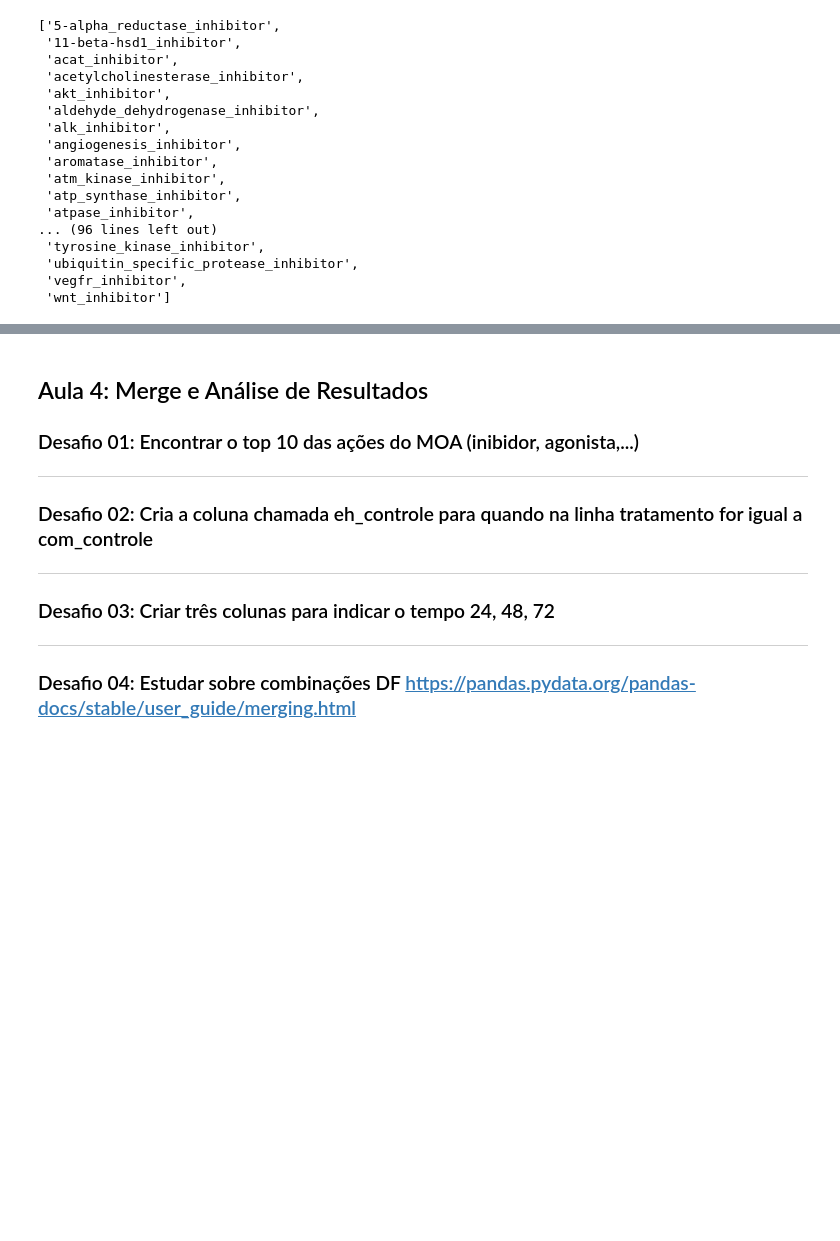
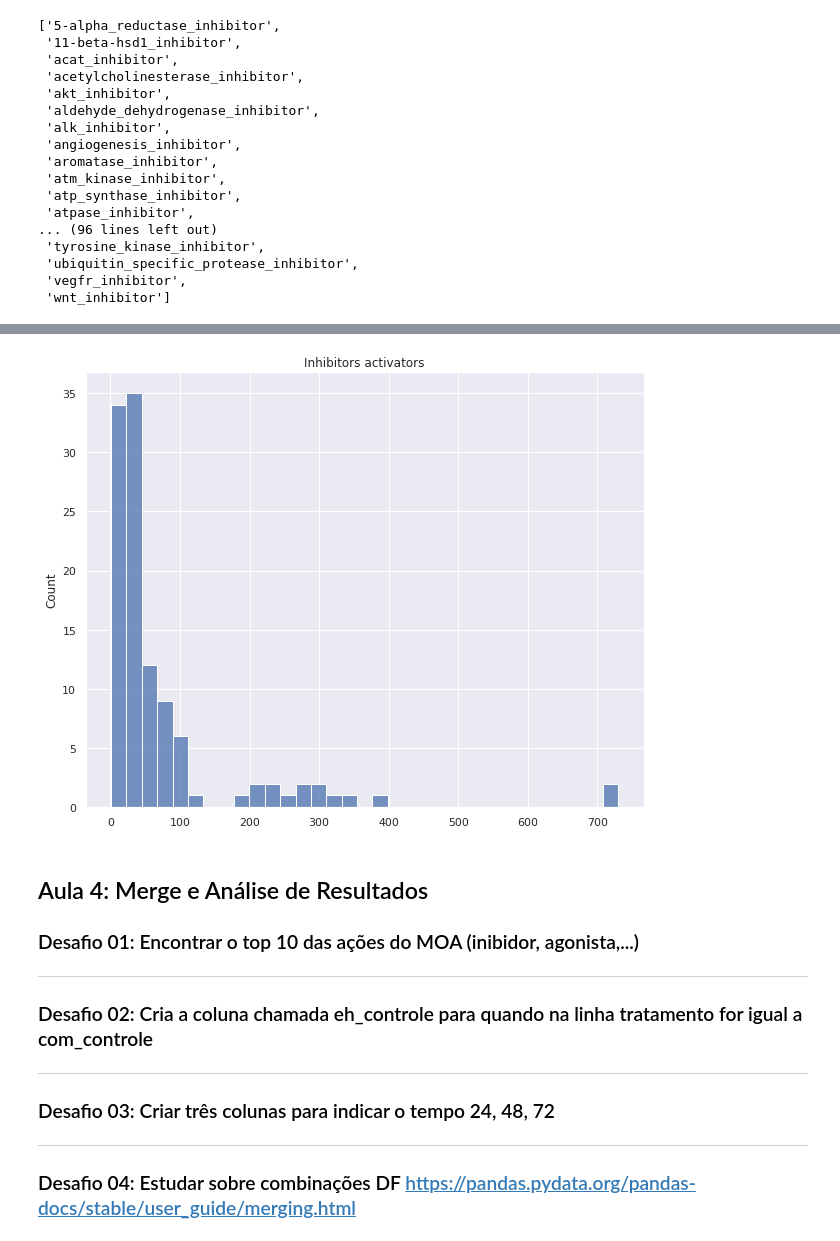
Before and after one commit to henriqueotogami/imersao-dados-3-alura, a Jupyter notebook: Desafios.ipynb, the cells around one changed output, grey strips where cells are left out. Saved outputs shown, nothing was run; the diff lists cells and outputs as text; code cells hidden in the pictures; blank space fills up the shorter version.

```diff
--- a/Desafios.ipynb
+++ b/Desafios.ipynb
@@ -488,3 +594,15 @@ dados_resultados.groupby(by=inhibitorLabels, axis=0)
+# %%
+import seaborn as sns
+import matplotlib.pyplot as plt
+sns.set()
+plt.figure(figsize=(10,8))
+cod_inhibitor = inhibitorActivation.max().sort_values(ascending=False)
+ax = sns.histplot(data=cod_inhibitor, palette=('#3d3d99', '#4747b3', '#5252cc','#5c5ce6', '#6666ff'))
+ax.set_title('Inhibitors activators')
+ax.set_label("Max inhibitors activators")
+plt.show()
+# %% [output]
+[figure, added]
 # %% [markdown]
 ## Aula 4: Merge e Análise de Resultados
 ### Desafio 01: Encontrar o top 10 das ações do MOA (inibidor, agonista,...)
```
Also changed, not shown: parts of 18 cells of this notebook.
